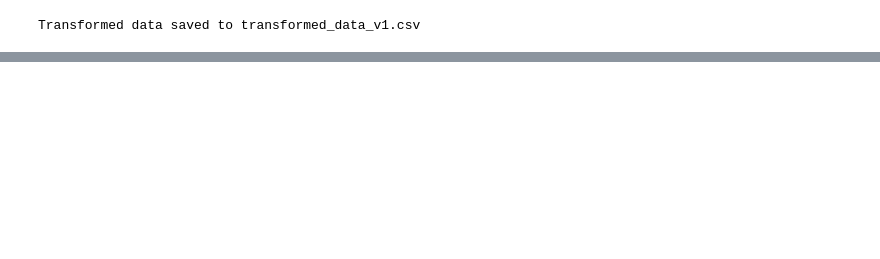
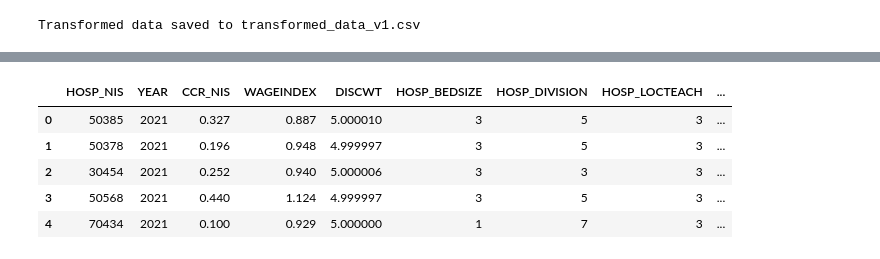
Before and after one commit to uncleboss12/Hospital_occupancy, a Jupyter notebook: Hospital_Analysis.ipynb, the cells around one changed output, grey strips where cells are left out. Saved outputs shown, nothing was run; the diff lists cells and outputs as text; code cells hidden in the pictures; blank space fills up the shorter version.

```diff
--- a/Hospital_Analysis.ipynb
+++ b/Hospital_Analysis.ipynb
@@ -129,0 +333,9 @@ df.head(10)
+# %%
+df.head()
+# %% [output]
+|  | HOSP_NIS | YEAR | CCR_NIS | WAGEINDEX | DISCWT | HOSP_BEDSIZE | HOSP_DIVISION | HOSP_LOCTEACH | ... |
+| 0 | 50385 | 2021 | 0.327 | 0.887 | 5.000010 | 3 | 5 | 3 | ... |
+| 1 | 50378 | 2021 | 0.196 | 0.948 | 4.999997 | 3 | 5 | 3 | ... |
+| 2 | 30454 | 2021 | 0.252 | 0.940 | 5.000006 | 3 | 3 | 3 | ... |
+| 3 | 50568 | 2021 | 0.440 | 1.124 | 4.999997 | 3 | 5 | 3 | ... |
+| 4 | 70434 | 2021 | 0.100 | 0.929 | 5.000000 | 1 | 7 | 3 | ... |
```
Also changed, not shown: parts of 46 cells of this notebook.
